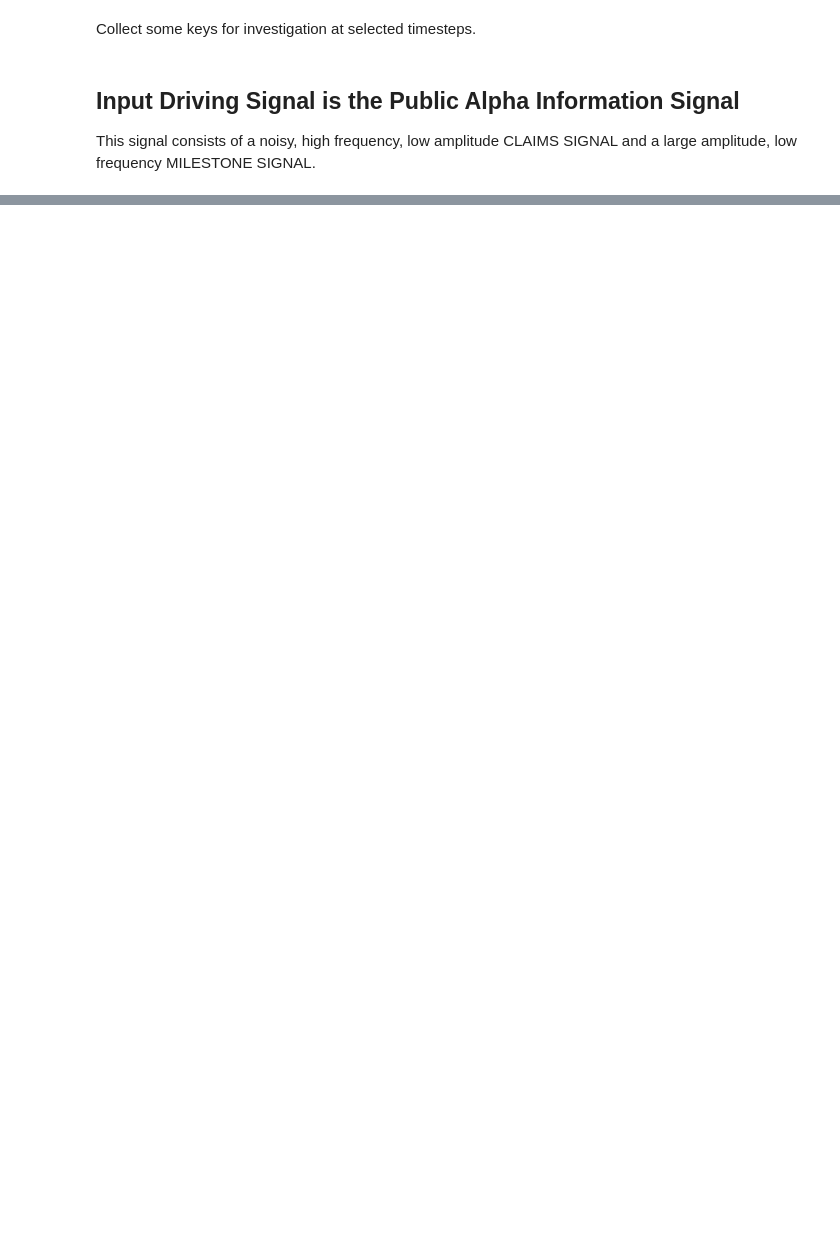
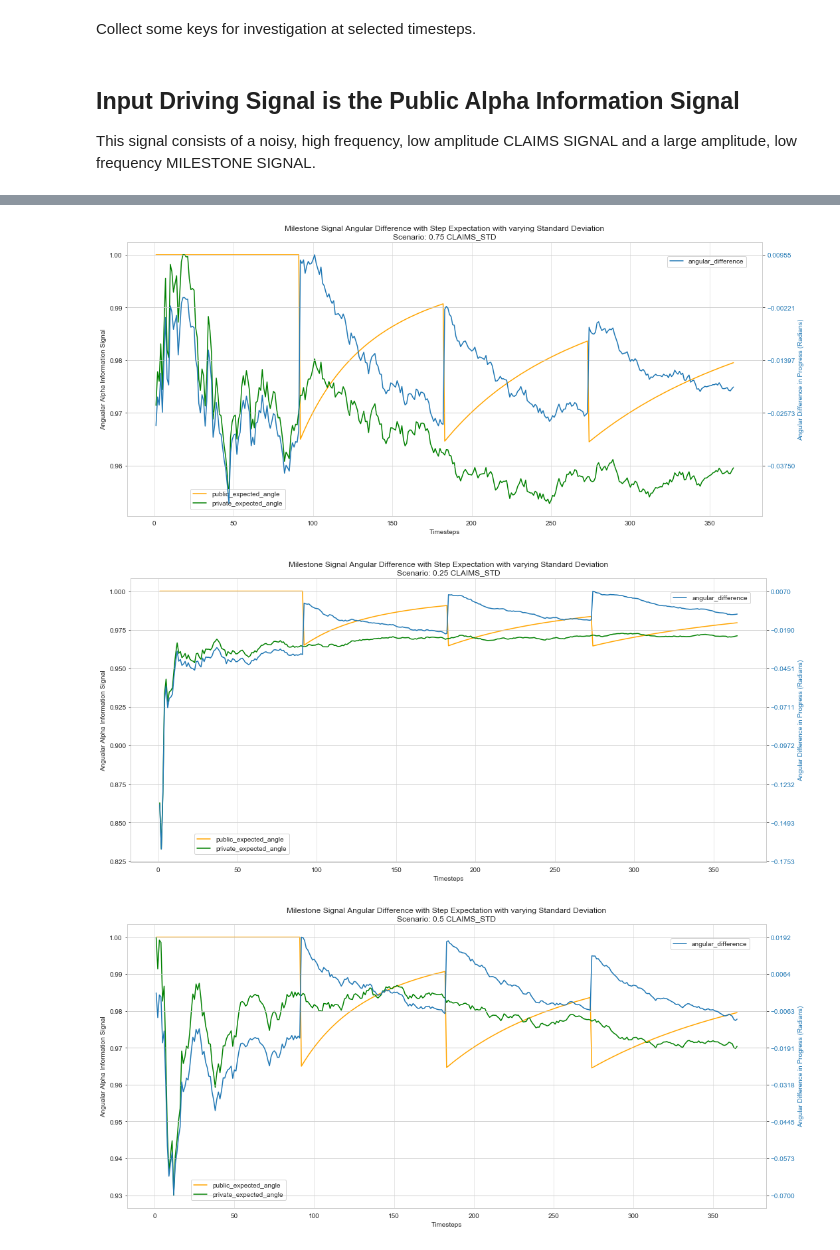
Before and after one commit to matttyb80/signal, a Jupyter notebook: signal.ipynb, the cells around one changed output, grey strips where cells are left out. Cells and saved outputs as stored; diff of their text form; code cells hidden in the pictures; blank space fills up the shorter version.

```diff
--- a/signal.ipynb
+++ b/signal.ipynb
@@ -577,0 +580,70 @@ plt.close()
+# %%
+experiments = experiments.sort_values(by =['CLAIMS_STD']).reset_index(drop=True)
+
+cols = 1
+rows = 1
+cc_idx = 0
+
+while cc_idx<len(experiments):
+    cc = experiments.iloc[cc_idx]['CLAIMS_STD']
+    cc_label = experiments.iloc[cc_idx]['CLAIMS_STD']
+#     secondary_label = experiments.iloc[cc_idx]['route_allocation']
+    sub_experiments = experiments[experiments['CLAIMS_STD']==cc]
+    cc_idx += len(sub_experiments)
+    fig, axs = plt.subplots(ncols=cols, nrows=rows, figsize=(15*cols,7*rows))
+    sub_experiments.reset_index(drop=False)
+    for i, experiment in sub_experiments.iterrows():
+        df = experiment['dataset'].copy()
+
+        df['public_expected_angle'] = df['timestep'] / np.sqrt((df['expected_milestone_step'])**2 + (df['timestep'])**2)
+
+        df['private_expected_angle'] = df['timestep'] / np.sqrt((df['milestone_progress'])**2 + (df['timestep'])**2)
+
+        df['angular_difference'] =  df['private_expected_angle'] -  df['public_expected_angle']
+        # print(i)
+        # print(df.head())
+        plot_label = experiment['CLAIMS_STD']
+        ax = axs
+        title = 'Milestone Signal Angular Difference with Step Expectation with varying Standard Deviation' + '\n' + 'Scenario: ' + str(cc_label)  + ' CLAIMS_STD'
+        ax.set_title(title)
+        ax.set_ylabel('Angualar Alpha Information Signal')
+        colors = ['b','orange', 'g', 'magenta', 'r']
+
+#         ax.plot(df_j.timestep, df_j['j_wallet']['mean'],color = colors[0], label='j_wallet')
+        # ax.plot(df.timestep, df['milestone_difference_signal'],color = colors[0], label='milestone_difference_signal')
+        ax.plot(df.timestep, df['public_expected_angle'],color = colors[1], label='public_expected_angle')
+        ax.plot(df.timestep, df['private_expected_angle'],color = colors[2], label='private_expected_angle')
+        # ax.plot(df.timestep, df['expected_milestone_step'],color = colors[3], label='expected_milestone_step')
+
+        ax.legend(bbox_to_anchor=(0.1, 0.1), loc=2, borderaxespad=0.)
+
+        ax.set_xlabel('Timesteps')
+        ax.grid(color='0.9', linestyle='-', linewidth=1)
+
+        ylim1 = ax.get_ylim()
+        len1 = ylim1[1]-ylim1[0]
+        yticks1 = ax.get_yticks()
+        rel_dist = [(y-ylim1[0])/len1 for y in yticks1]
+
+        ax2 = ax.twinx()
+
+        color_second = 'tab:blue'
+        ax2.set_ylabel('Angular Difference in Progress (Radians)', color=color_second)  # we already handled the x-label with ax1
+        ax2.plot(df.timestep, df['angular_difference'] , color=color_second, label='angular_difference')
+        ylim2 = ax2.get_ylim()
+        len2 = ylim2[1]-ylim2[0]
+        yticks2 = [ry*len2+ylim2[0] for ry in rel_dist]
+        ax2.tick_params(axis='y', labelcolor=color_second)
+        ax2.set_yticks(yticks2)
+        ax2.set_ylim(ylim2)
+        ax2.legend(bbox_to_anchor=(0.85, 0.95), loc=2, borderaxespad=0.)
+        plt.tight_layout()
+
+fig.tight_layout(rect=[0, 0, 1, .97])
+fig.patch.set_alpha(1)
+display(fig)
+plt.close()
+# %% [output]
+[figure, added]
+[figure, added]
+[figure, added]
```
Also changed, not shown: parts of 14 cells of this notebook, 5 other files.
